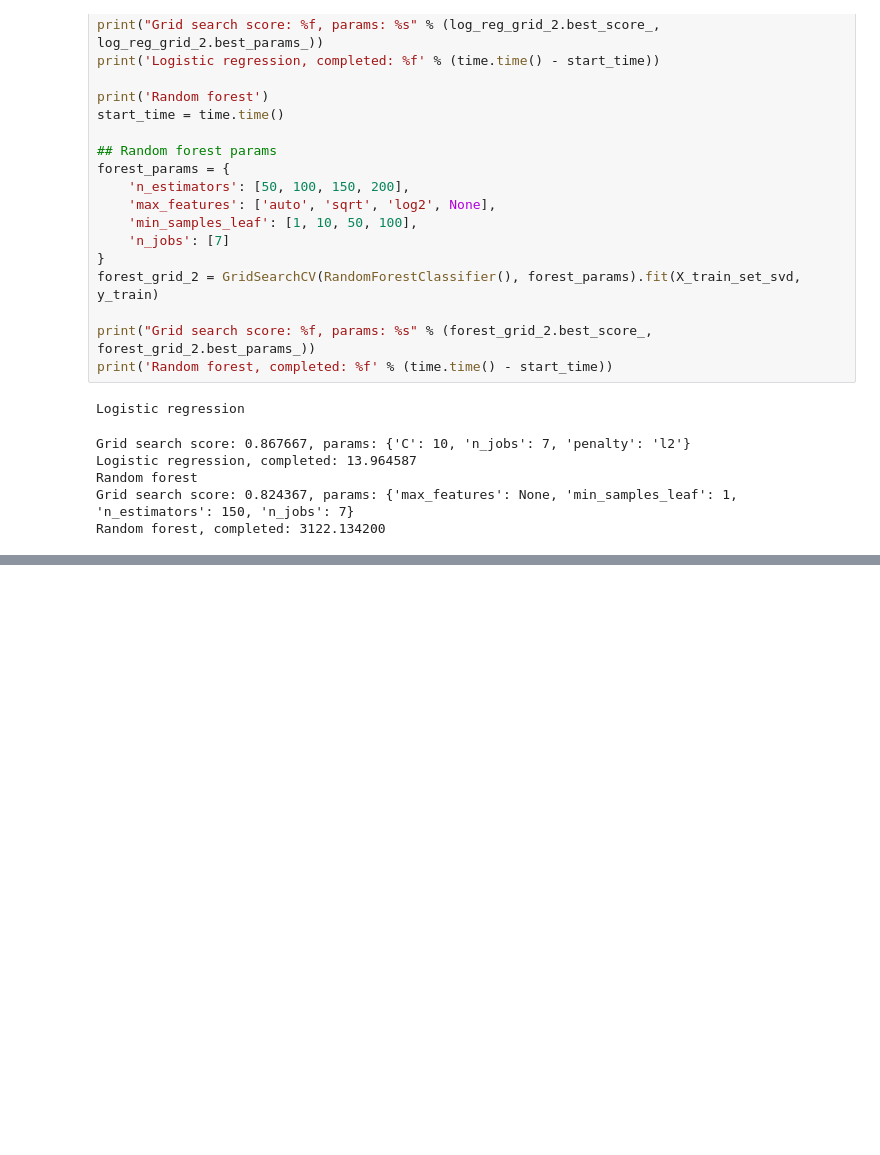
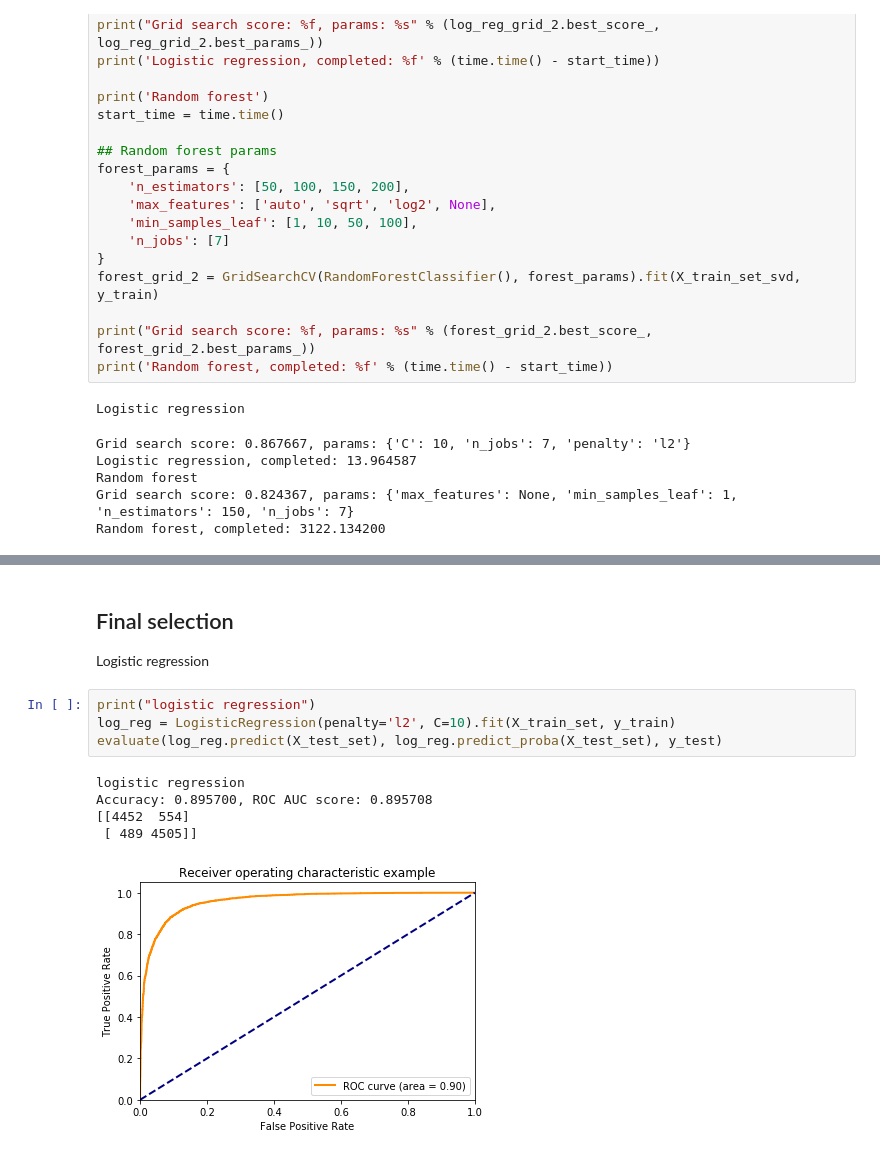
Before and after one commit to vulpecula/review_sentiment_analysis, a Jupyter notebook: Capstone - reviews sentiment analysis-with negation.ipynb, the cells around one changed output, grey strips where cells are left out. Saved outputs shown, nothing was run; the diff lists cells and outputs as text; blank space fills up the shorter version.

```diff
--- a/Capstone - reviews sentiment analysis-with negation.ipynb
+++ b/Capstone - reviews sentiment analysis-with negation.ipynb
@@ -543,0 +544,13 @@ Random forest, completed: 3122.134200
+# %% [markdown]
+## Final selection
+Logistic regression
+# %%
+print("logistic regression")
+log_reg = LogisticRegression(penalty='l2', C=10).fit(X_train_set, y_train)
+evaluate(log_reg.predict(X_test_set), log_reg.predict_proba(X_test_set), y_test)
+# %% [output]
+logistic regression
+Accuracy: 0.895700, ROC AUC score: 0.895708
+[[4452  554]
+ [ 489 4505]]
+[figure, added]
```
Also changed, not shown: parts of 3 cells of this notebook.
